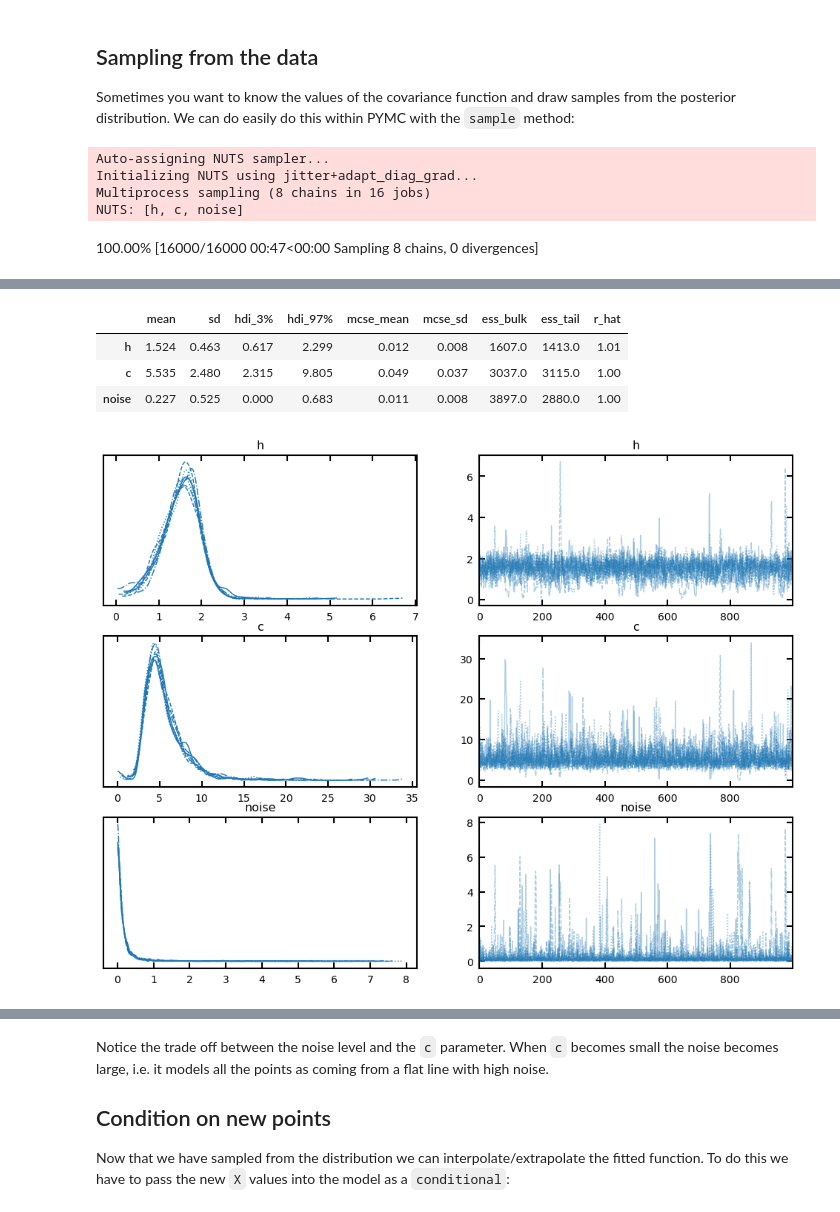
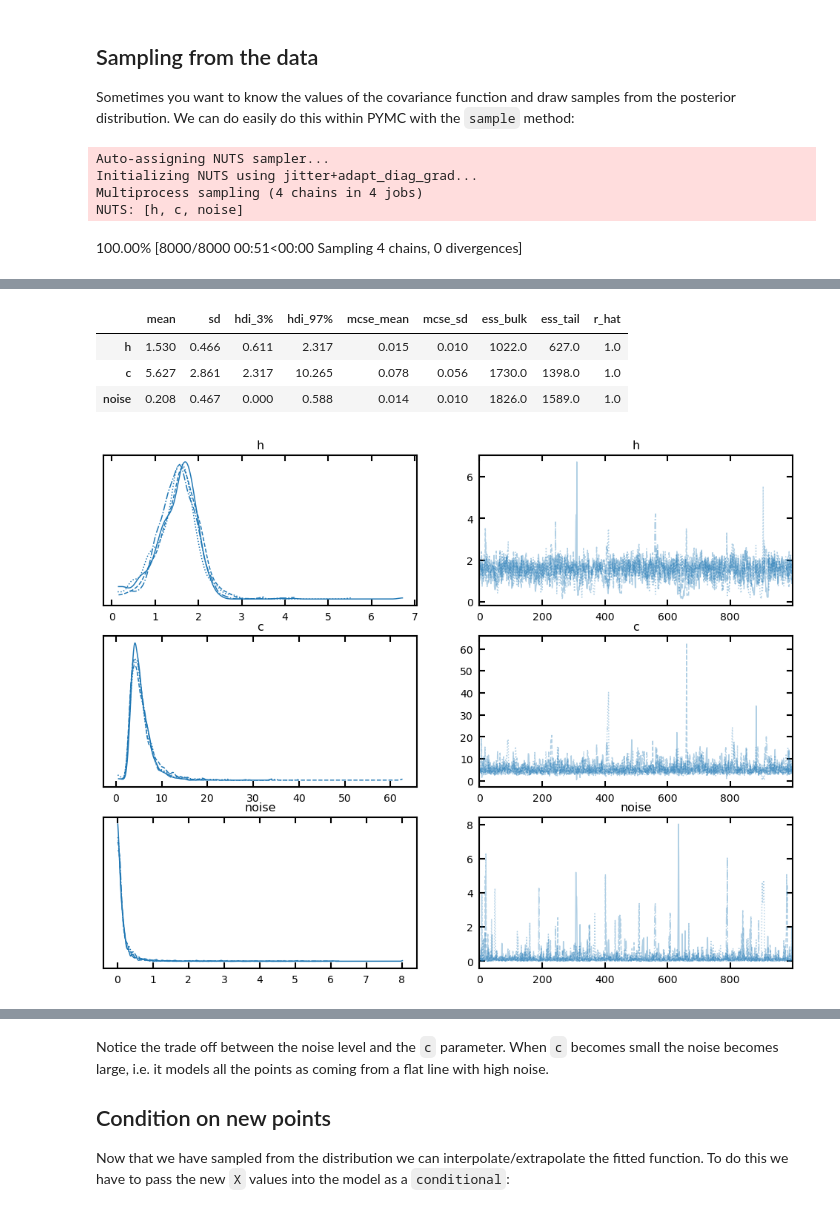
Before and after one commit to CKrawczyk/jupyter_data_languages, a Jupyter notebook: Gaussian_process_regression_pymc.ipynb, the cells around one changed output, grey strips where cells are left out. Drawn from its saved outputs; the diff is of its cells as text; code cells hidden in the pictures.

```diff
--- a/Gaussian_process_regression_pymc.ipynb
+++ b/Gaussian_process_regression_pymc.ipynb
@@ -74,7 +74,7 @@ with pm.Model() as model:
     noise = pm.HalfCauchy("noise", beta=0.1)
 
     # define the likelihood
-    y_fit = gp.marginal_likelihood("y", X=X, y=y1, sigma=noise)
+    y_fit = gp.marginal_likelihood("y", X=X, y=y1, noise=noise)
 
 display(model)
 display(pm.model_to_graphviz(model))
@@ -157,8 +157,8 @@ with model:
     trace = pm.sample(
         tune=1000,
         draws=1000,
-        chains=8,
-        cores=16,
+        chains=4,
+        cores=4,
         init="jitter+adapt_diag_grad",
         nuts={"target_accept": 0.99},
         return_inferencedata=True
@@ -169,6 +169,6 @@ pm.plot_trace(trace, figsize=(12, 9));
 # %% [output]
 Auto-assigning NUTS sampler...
 Initializing NUTS using jitter+adapt_diag_grad...
-Multiprocess sampling (8 chains in 16 jobs)
+Multiprocess sampling (4 chains in 4 jobs)
 NUTS: [h, c, noise]
-100.00% [16000/16000 00:47<00:00 Sampling 8 chains, 0 divergences]
+100.00% [8000/8000 00:51<00:00 Sampling 4 chains, 0 divergences]
@@ -176,8 +176,8 @@ Sampling 8 chains for 1_000 tune and 1_000 draw iterations (8_000 + 8_000 draws
 |  | mean | sd | hdi_3% | hdi_97% | mcse_mean | mcse_sd | ess_bulk | ess_tail | r_hat |
-| h | 1.524 | 0.463 | 0.617 | 2.299 | 0.012 | 0.008 | 1607.0 | 1413.0 | 1.01 |
-| c | 5.535 | 2.480 | 2.315 | 9.805 | 0.049 | 0.037 | 3037.0 | 3115.0 | 1.00 |
-| noise | 0.227 | 0.525 | 0.000 | 0.683 | 0.011 | 0.008 | 3897.0 | 2880.0 | 1.00 |
+| h | 1.530 | 0.466 | 0.611 | 2.317 | 0.015 | 0.010 | 1022.0 | 627.0 | 1.0 |
+| c | 5.627 | 2.861 | 2.317 | 10.265 | 0.078 | 0.056 | 1730.0 | 1398.0 | 1.0 |
+| noise | 0.208 | 0.467 | 0.000 | 0.588 | 0.014 | 0.010 | 1826.0 | 1589.0 | 1.0 |
-[figure, old version]
+[figure, new version]
 # %%
 ax = pm.plot_pair(
     trace,
```
Also changed, not shown: parts of 9 cells of this notebook, 5 other files.
